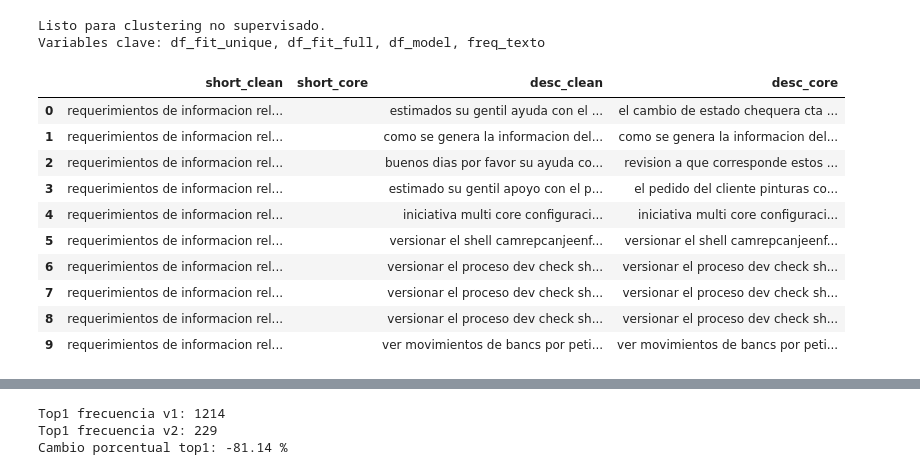
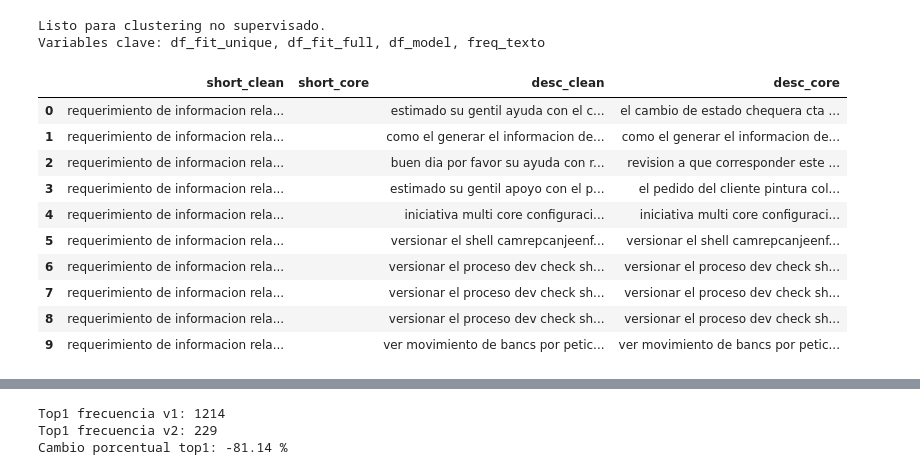
Before and after one commit to OCCA2000/Asignador, a Jupyter notebook: Analisis/EDA_Categorizacion_Requerimientos.ipynb, the cells around one changed output, grey strips where cells are left out. Drawn from its saved outputs; the diff is of its cells as text; code cells hidden in the pictures.

Commit message:
Requerimientos-NoSupervisado

```diff
--- a/Analisis/EDA_Categorizacion_Requerimientos.ipynb
+++ b/Analisis/EDA_Categorizacion_Requerimientos.ipynb
@@ -23,8 +23,9 @@ nombre_csv = "requerimientos_2026-05-28_17-09-55.csv"
 cwd = Path.cwd()
 
 candidatas = [
-    cwd / nombre_csv,           # si el notebook corre desde Data
-    cwd / "Data" / nombre_csv,  # si corre desde la raíz del proyecto
+    cwd / nombre_csv,                    # si el notebook corre desde Data
+    cwd / "Data" / nombre_csv,           # si corre desde la raíz del proyecto
+    cwd.parent / "Data" / nombre_csv,    # si corre desde una subcarpeta (ej. Analisis/)
 ]
 
 ruta_csv = next((p for p in candidatas if p.exists()), None)
@@ -262,0 +236,5 @@ def normalize_text(texto):
+# %%
+# 8b) Instalar y cargar spaCy (ejecutar solo la primera vez)
+import spacy
+nlp_es = spacy.load("es_core_news_md", disable=["ner", "parser", "senter"])
+print("spaCy listo:", nlp_es.meta["name"], "| Pipeline:", nlp_es.pipe_names)
@@ -414,12 +446,19 @@ boilerplate_patterns = [
     # Encabezados tipicos de short_description
     r"\brequerimientos?\s+de\s+informacion\s+relacionados?\s+a\s+bancs?\s+y\s+bancslinks?\b",
     r"\batencion\s+solicitudes?\s+bancs?\s+y\s+bancslinks?\b",
+    r"\bestimad[oa]s?\b",
+    r"\bbuen[oa]s?\s+d[ii]as?\b",
+    r"\bbuen[oa]s?\s+tardes?\b",
+    r"\bbuen[oa]s?\s+noches?\b",
+    r"\bbuen\s+d[ii]a\b",   # forma corta sin s
 
     # Saludos y apertura
     r"^\s*estimad[oa]s?\b",
     r"^\s*buen[oa]s?\s+d[ii]as\b",
     r"^\s*buen[oa]s?\s+tardes\b",
     r"^\s*buen[oa]s?\s+noches\b",
+
+
     r"\bespero\s+se\s+encuentren\s+bien\b",
 
     # Frases blandas frecuentes
@@ -452,6 +491,16 @@ boilerplate_patterns = [
     r"\bsaludos?\b",
     r"\bgracias\b",
     r"\badjunto\b",
+
+    # ANTES → DESPUÉS (forma lema que spaCy produce)
+    r"\besperar\s+se\s+encontrar\s+bien\b",
+    r"\badjuntar\b",
+    r"\bquedar\s+atent[oa]\b",
+    r"\bcordial(?:es)?\s+saludo[s]?\b",
+    r"\bgracia[s]?\b",
+    r"\ble[s]?\s+agradecer\b",
+    r"\bagradecer\s+su\s+ayuda\b",
+    r"\batento?\s+a\s+su[s]?\s+comentario[s]?\b",
 ]
 
 boilerplate_regex = re.compile("|".join(boilerplate_patterns))
@@ -460,43 +509,43 @@ prefix_regex = re.compile(r"^(con|con el|con la|con los|con las|para|sobre|del|d
 def strip_boilerplate(texto):
     if pd.isna(texto):
         return ""
     t = str(texto)
 
     # 1) quitar boilerplate en varias pasadas
     for _ in range(6):
         t_new = boilerplate_regex.sub(" ", t)
         t_new = re.sub(r"\s+", " ", t_new).strip()
         if t_new == t:
             break
         t = t_new
 
     # 2) quitar conectores residuales al inicio
     for _ in range(4):
         t_new = prefix_regex.sub("", t).strip()
         if t_new == t:
             break
         t = t_new
 
     # 3) limpieza final
     t = re.sub(r"\s+", " ", t).strip()
     return t
 
 df_model["short_core"] = df_model["short_clean"].apply(strip_boilerplate)
 df_model["desc_core"] = df_model["desc_clean"].apply(strip_boilerplate)
 
 display(df_model[["short_clean", "short_core", "desc_clean", "desc_core"]].head(10))
 # %% [output]
 |  | short_clean | short_core | desc_clean | desc_core |
-| 0 | requerimientos de informacion rel... |  | estimados su gentil ayuda con el ... | el cambio de estado chequera cta ... |
-| 1 | requerimientos de informacion rel... |  | como se genera la informacion del... | como se genera la informacion del... |
-| 2 | requerimientos de informacion rel... |  | buenos dias por favor su ayuda co... | revision a que corresponde estos ... |
-| 3 | requerimientos de informacion rel... |  | estimado su gentil apoyo con el p... | el pedido del cliente pinturas co... |
-| 4 | requerimientos de informacion rel... |  | iniciativa multi core configuraci... | iniciativa multi core configuraci... |
-| 5 | requerimientos de informacion rel... |  | versionar el shell camrepcanjeenf... | versionar el shell camrepcanjeenf... |
-| 6 | requerimientos de informacion rel... |  | versionar el proceso dev check sh... | versionar el proceso dev check sh... |
-| 7 | requerimientos de informacion rel... |  | versionar el proceso dev check sh... | versionar el proceso dev check sh... |
-| 8 | requerimientos de informacion rel... |  | versionar el proceso dev check sh... | versionar el proceso dev check sh... |
-| 9 | requerimientos de informacion rel... |  | ver movimientos de bancs por peti... | ver movimientos de bancs por peti... |
+| 0 | requerimiento de informacion rela... |  | estimado su gentil ayuda con el c... | el cambio de estado chequera cta ... |
+| 1 | requerimiento de informacion rela... |  | como el generar el informacion de... | como el generar el informacion de... |
+| 2 | requerimiento de informacion rela... |  | buen dia por favor su ayuda con r... | revision a que corresponder este ... |
+| 3 | requerimiento de informacion rela... |  | estimado su gentil apoyo con el p... | el pedido del cliente pintura col... |
+| 4 | requerimiento de informacion rela... |  | iniciativa multi core configuraci... | iniciativa multi core configuraci... |
+| 5 | requerimiento de informacion rela... |  | versionar el shell camrepcanjeenf... | versionar el shell camrepcanjeenf... |
+| 6 | requerimiento de informacion rela... |  | versionar el proceso dev check sh... | versionar el proceso dev check sh... |
+| 7 | requerimiento de informacion rela... |  | versionar el proceso dev check sh... | versionar el proceso dev check sh... |
+| 8 | requerimiento de informacion rela... |  | versionar el proceso dev check sh... | versionar el proceso dev check sh... |
+| 9 | requerimiento de informacion rela... |  | ver movimiento de bancs por petic... | ver movimiento de bancs por petic... |
 # %%
 # 16) Construir texto final priorizando description (v3)
 def es_texto_informativo(txt, min_tokens=4):
```
Also changed, not shown: parts of 21 cells of this notebook.
